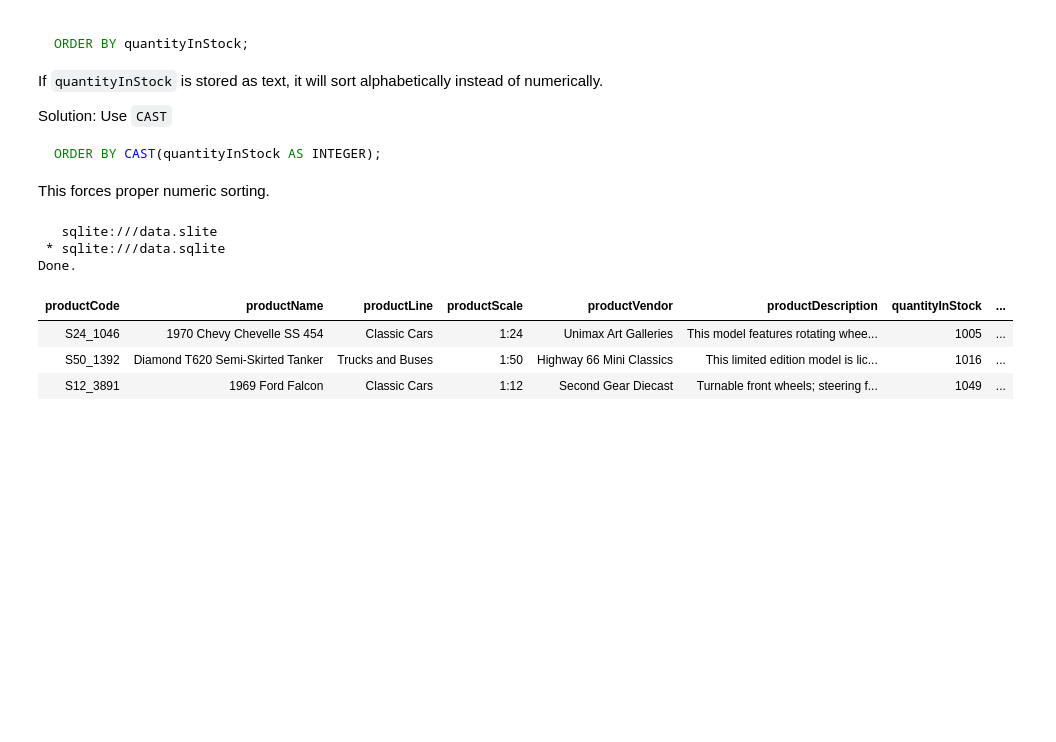
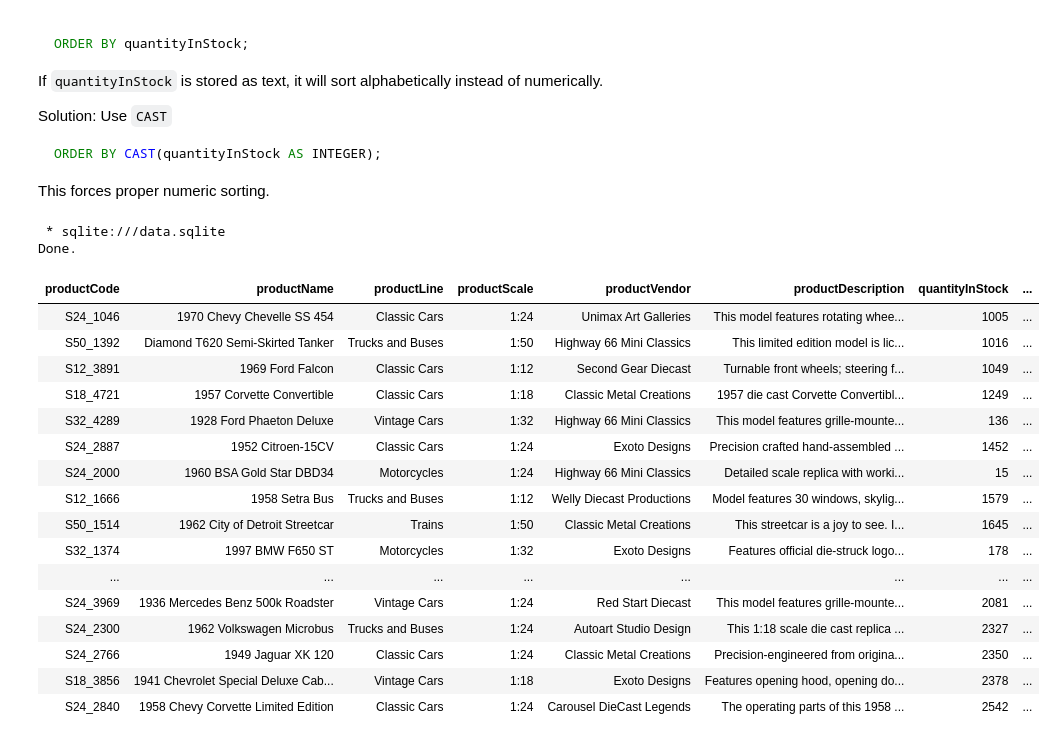
Before and after one commit to karusamuel/sql_grouping_and_ordering, a Jupyter notebook: index.ipynb, the cells around one changed output. Saved outputs shown, nothing was run; the diff lists cells and outputs as text; code cells hidden in the pictures; blank space fills up the shorter version.

```diff
--- a/index.ipynb
+++ b/index.ipynb
@@ -556,16 +670,28 @@ This forces proper numeric sorting.
 # %%
 %%sql
 SELECT *
 FROM products
-ORDER BY quantityInStock LIMIT 3
+ORDER BY quantityInStock LIMIT 20
 # %% [output]
-   sqlite:///data.slite
  * sqlite:///data.sqlite
 Done.
 | productCode | productName | productLine | productScale | productVendor | productDescription | quantityInStock | ... |
 | S24_1046 | 1970 Chevy Chevelle SS 454 | Classic Cars | 1:24 | Unimax Art Galleries | This model features rotating whee... | 1005 | ... |
 | S50_1392 | Diamond T620 Semi-Skirted Tanker | Trucks and Buses | 1:50 | Highway 66 Mini Classics | This limited edition model is lic... | 1016 | ... |
 | S12_3891 | 1969 Ford Falcon | Classic Cars | 1:12 | Second Gear Diecast | Turnable front wheels; steering f... | 1049 | ... |
+| S18_4721 | 1957 Corvette Convertible | Classic Cars | 1:18 | Classic Metal Creations | 1957 die cast Corvette Convertibl... | 1249 | ... |
+| S32_4289 | 1928 Ford Phaeton Deluxe | Vintage Cars | 1:32 | Highway 66 Mini Classics | This model features grille-mounte... | 136 | ... |
+| S24_2887 | 1952 Citroen-15CV | Classic Cars | 1:24 | Exoto Designs | Precision crafted hand-assembled ... | 1452 | ... |
+| S24_2000 | 1960 BSA Gold Star DBD34 | Motorcycles | 1:24 | Highway 66 Mini Classics | Detailed scale replica with worki... | 15 | ... |
+| S12_1666 | 1958 Setra Bus | Trucks and Buses | 1:12 | Welly Diecast Productions | Model features 30 windows, skylig... | 1579 | ... |
+| S50_1514 | 1962 City of Detroit Streetcar | Trains | 1:50 | Classic Metal Creations | This streetcar is a joy to see. I... | 1645 | ... |
+| S32_1374 | 1997 BMW F650 ST | Motorcycles | 1:32 | Exoto Designs | Features official die-struck logo... | 178 | ... |
+| ... | ... | ... | ... | ... | ... | ... | ... |
+| S24_3969 | 1936 Mercedes Benz 500k Roadster | Vintage Cars | 1:24 | Red Start Diecast | This model features grille-mounte... | 2081 | ... |
+| S24_2300 | 1962 Volkswagen Microbus | Trucks and Buses | 1:24 | Autoart Studio Design | This 1:18 scale die cast replica ... | 2327 | ... |
+| S24_2766 | 1949 Jaguar XK 120 | Classic Cars | 1:24 | Classic Metal Creations | Precision-engineered from origina... | 2350 | ... |
+| S18_3856 | 1941 Chevrolet Special Deluxe Cab... | Vintage Cars | 1:18 | Exoto Designs | Features opening hood, opening do... | 2378 | ... |
+| S24_2840 | 1958 Chevy Corvette Limited Edition | Classic Cars | 1:24 | Carousel DieCast Legends | The operating parts of this 1958 ... | 2542 | ... |
 # %%
 %%sql
 SELECT *
```
Also changed, not shown: parts of 36 cells of this notebook.
